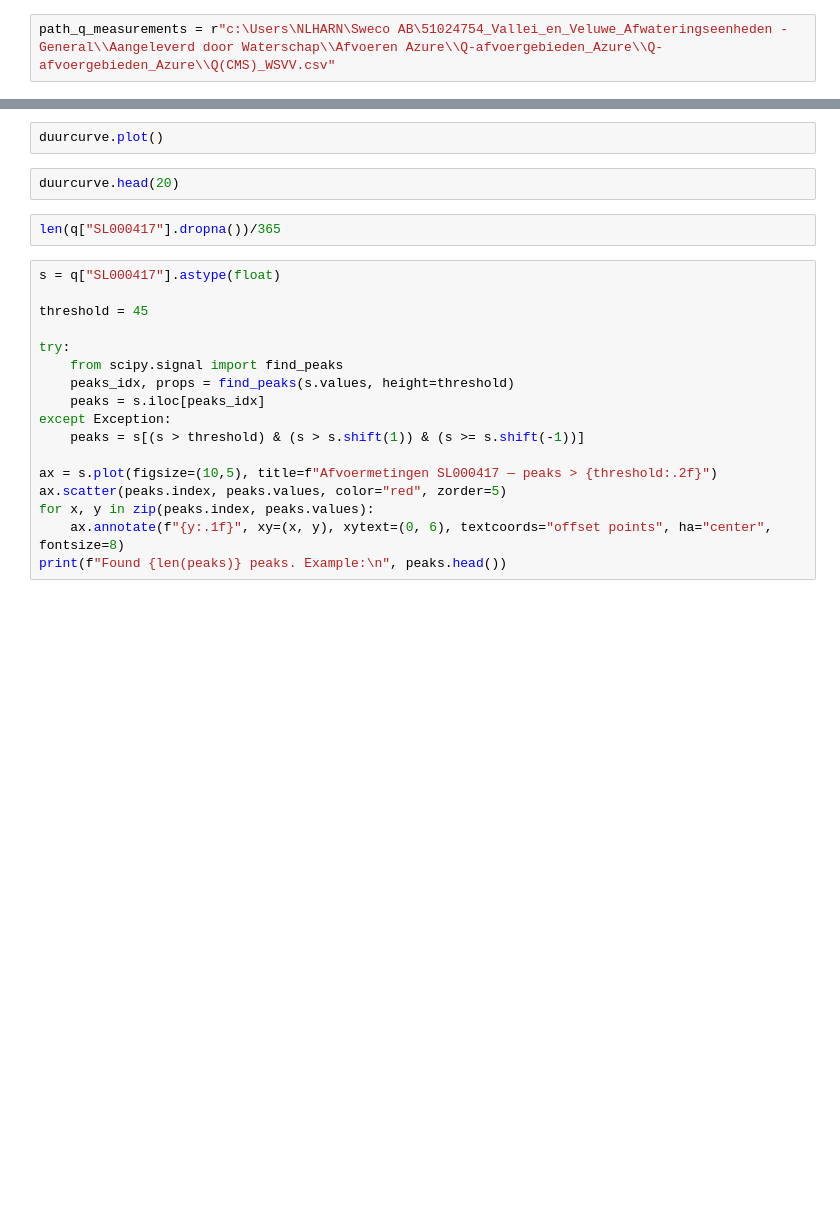
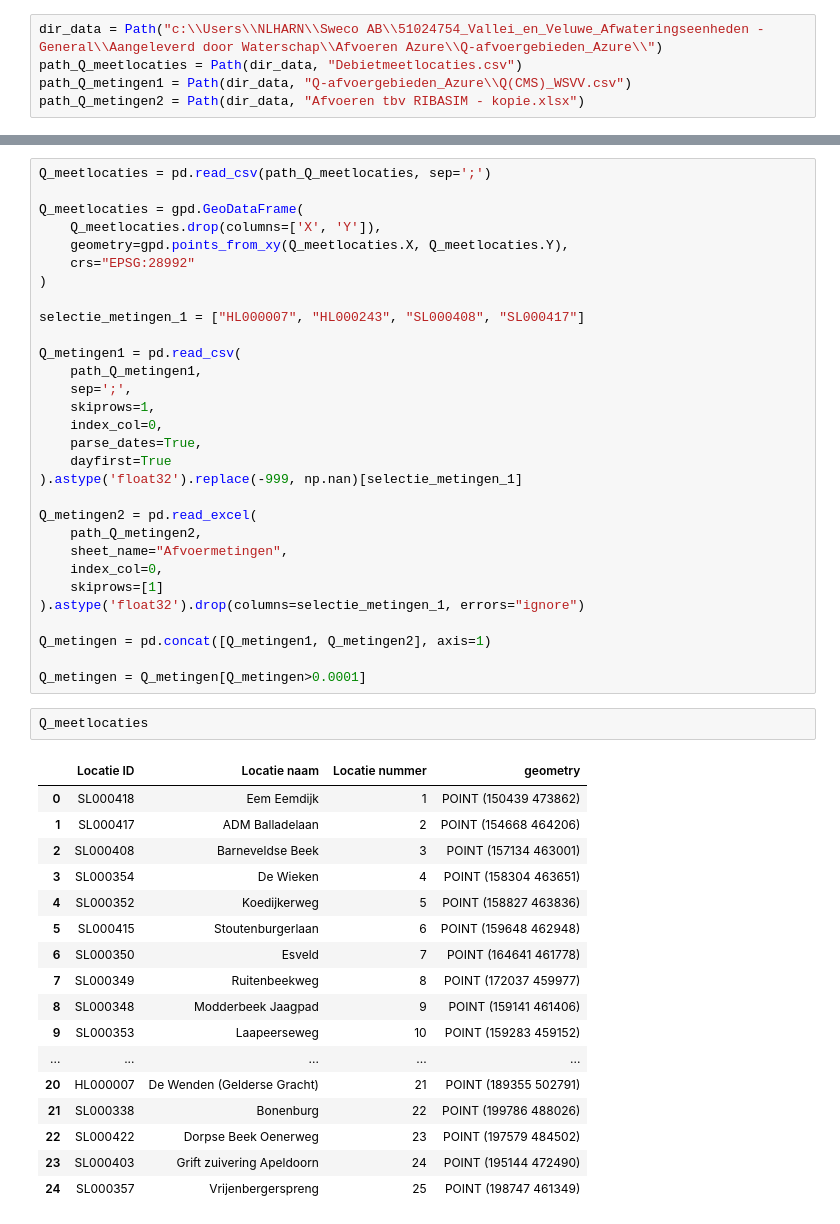
Before and after one commit to Sweco-NL/damo_afvoergebiedaanvoergebied, a Jupyter notebook: notebooks/visualiseren_metingen.ipynb, the cells around one changed output, grey strips where cells are left out. Drawn from its saved outputs; the diff is of its cells as text; blank space fills up the shorter version.

```diff
--- a/notebooks/visualiseren_metingen.ipynb
+++ b/notebooks/visualiseren_metingen.ipynb
@@ -4,2 +7,5 @@ import geopandas as gpd
 # %%
-path_q_measurements = r"c:\Users\NLHARN\Sweco AB\51024754_Vallei_en_Veluwe_Afwateringseenheden - General\\Aangeleverd door Waterschap\\Afvoeren Azure\\Q-afvoergebieden_Azure\\Q-afvoergebieden_Azure\\Q(CMS)_WSVV.csv"
+dir_data = Path("c:\\Users\\NLHARN\\Sweco AB\\51024754_Vallei_en_Veluwe_Afwateringseenheden - General\\Aangeleverd door Waterschap\\Afvoeren Azure\\Q-afvoergebieden_Azure\\")
+path_Q_meetlocaties = Path(dir_data, "Debietmeetlocaties.csv")
+path_Q_metingen1 = Path(dir_data, "Q-afvoergebieden_Azure\\Q(CMS)_WSVV.csv")
+path_Q_metingen2 = Path(dir_data, "Afvoeren tbv RIBASIM - kopie.xlsx")
@@ -24,23 +12,50 @@ duurcurve.index = duurcurve.index / len(duurcurve) * 365  # convert to percentag
-# %%
-duurcurve.plot()
-# %%
-duurcurve.head(20)
-# %%
-len(q["SL000417"].dropna())/365
-# %%
-s = q["SL000417"].astype(float)
-
-threshold = 45
-
-try:
-    from scipy.signal import find_peaks
-    peaks_idx, props = find_peaks(s.values, height=threshold)
-    peaks = s.iloc[peaks_idx]
-except Exception:
-    peaks = s[(s > threshold) & (s > s.shift(1)) & (s >= s.shift(-1))]
-
-ax = s.plot(figsize=(10,5), title=f"Afvoermetingen SL000417 — peaks > {threshold:.2f}")
-ax.scatter(peaks.index, peaks.values, color="red", zorder=5)
-for x, y in zip(peaks.index, peaks.values):
-    ax.annotate(f"{y:.1f}", xy=(x, y), xytext=(0, 6), textcoords="offset points", ha="center", fontsize=8)
-print(f"Found {len(peaks)} peaks. Example:\n", peaks.head())
+# %%
+Q_meetlocaties = pd.read_csv(path_Q_meetlocaties, sep=';')
+
+Q_meetlocaties = gpd.GeoDataFrame(
+    Q_meetlocaties.drop(columns=['X', 'Y']),
+    geometry=gpd.points_from_xy(Q_meetlocaties.X, Q_meetlocaties.Y),
+    crs="EPSG:28992"
+)
+
+selectie_metingen_1 = ["HL000007", "HL000243", "SL000408", "SL000417"]
+
+Q_metingen1 = pd.read_csv(
+    path_Q_metingen1,
+    sep=';',
+    skiprows=1,
+    index_col=0,
+    parse_dates=True,
+    dayfirst=True
+).astype('float32').replace(-999, np.nan)[selectie_metingen_1]
+
+Q_metingen2 = pd.read_excel(
+    path_Q_metingen2,
+    sheet_name="Afvoermetingen",
+    index_col=0,
+    skiprows=[1]
+).astype('float32').drop(columns=selectie_metingen_1, errors="ignore")
+
+Q_metingen = pd.concat([Q_metingen1, Q_metingen2], axis=1)
+
+Q_metingen = Q_metingen[Q_metingen>0.0001]
+# %%
+Q_meetlocaties
+# %% [output]
+|  | Locatie ID | Locatie naam | Locatie nummer | geometry |
+| 0 | SL000418 | Eem Eemdijk | 1 | POINT (150439 473862) |
+| 1 | SL000417 | ADM Balladelaan | 2 | POINT (154668 464206) |
+| 2 | SL000408 | Barneveldse Beek | 3 | POINT (157134 463001) |
+| 3 | SL000354 | De Wieken | 4 | POINT (158304 463651) |
+| 4 | SL000352 | Koedijkerweg | 5 | POINT (158827 463836) |
+| 5 | SL000415 | Stoutenburgerlaan | 6 | POINT (159648 462948) |
+| 6 | SL000350 | Esveld | 7 | POINT (164641 461778) |
+| 7 | SL000349 | Ruitenbeekweg | 8 | POINT (172037 459977) |
+| 8 | SL000348 | Modderbeek Jaagpad | 9 | POINT (159141 461406) |
+| 9 | SL000353 | Laapeerseweg | 10 | POINT (159283 459152) |
+| ... | ... | ... | ... | ... |
+| 20 | HL000007 | De Wenden (Gelderse Gracht) | 21 | POINT (189355 502791) |
+| 21 | SL000338 | Bonenburg | 22 | POINT (199786 488026) |
+| 22 | SL000422 | Dorpse Beek Oenerweg | 23 | POINT (197579 484502) |
+| 23 | SL000403 | Grift zuivering Apeldoorn | 24 | POINT (195144 472490) |
+| 24 | SL000357 | Vrijenbergerspreng | 25 | POINT (198747 461349) |
```
Also changed, not shown: parts of 19 cells of this notebook, 19 other files.
